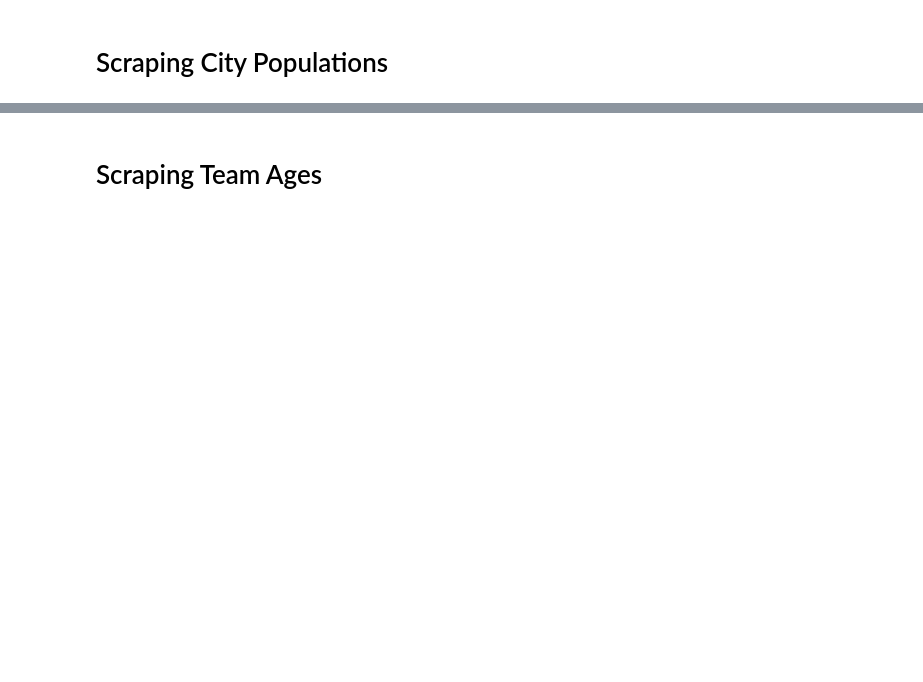
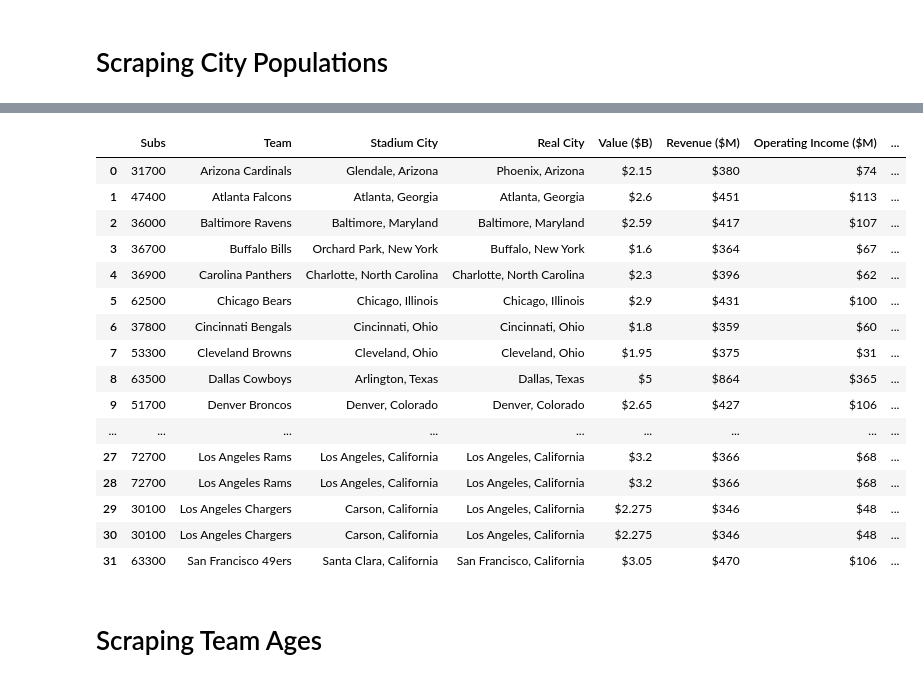
Before and after one commit to cvergara93/ETL-Project, a Jupyter notebook: ETL Project - NFL Stats.ipynb, the cells around one changed output, grey strips where cells are left out. Saved outputs shown, nothing was run; the diff lists cells and outputs as text; code cells hidden in the pictures; blank space fills up the shorter version.

```diff
--- a/ETL Project - NFL Stats.ipynb
+++ b/ETL Project - NFL Stats.ipynb
@@ -6,12 +6,12 @@ import pandas as pd
 import requests
 # %%
 # WINDOWS/PC - Import splinter and set the cromedriver path
-# executable_path = {'executable_path': 'chromedriver.exe'}
-# browser = Browser('chrome', **executable_path, headless=False)
+executable_path = {'executable_path': 'chromedriver.exe'}
+browser = Browser('chrome', **executable_path, headless=False)
 
 # MAC - Import splinter and set the cromedriver path
-executable_path = {'executable_path': '/usr/local/bin/chromedriver'}
-browser = Browser('chrome', **executable_path, headless=False)
+#executable_path = {'executable_path': '/usr/local/bin/chromedriver'}
+#browser = Browser('chrome', **executable_path, headless=False)
 # %% [markdown]
 # Scraping Subreddits for Subscriber Count
 # %%
@@ -87,9 +195,27 @@ for city in cities_urls:
     populations.append(pop_dictionary)
 # %%
 pop_df = pd.DataFrame(populations)
-values_pop_df = pd.merge(values_combined, pop_df, on="City URL")
+final_df = pd.merge(values_combined, pop_df, on="City URL")
 values_pop_df = final_df.drop(["City URL"], axis=1)
 values_pop_df.head(32)
+# %% [output]
+|  | Subs | Team | Stadium City | Real City | Value ($B) | Revenue ($M) | Operating Income ($M) | ... |
+| 0 | 31700 | Arizona Cardinals | Glendale, Arizona | Phoenix, Arizona | $2.15 | $380 | $74 | ... |
+| 1 | 47400 | Atlanta Falcons | Atlanta, Georgia | Atlanta, Georgia | $2.6 | $451 | $113 | ... |
+| 2 | 36000 | Baltimore Ravens | Baltimore, Maryland | Baltimore, Maryland | $2.59 | $417 | $107 | ... |
+| 3 | 36700 | Buffalo Bills | Orchard Park, New York | Buffalo, New York | $1.6 | $364 | $67 | ... |
+| 4 | 36900 | Carolina Panthers | Charlotte, North Carolina | Charlotte, North Carolina | $2.3 | $396 | $62 | ... |
+| 5 | 62500 | Chicago Bears | Chicago, Illinois | Chicago, Illinois | $2.9 | $431 | $100 | ... |
+| 6 | 37800 | Cincinnati Bengals | Cincinnati, Ohio | Cincinnati, Ohio | $1.8 | $359 | $60 | ... |
+| 7 | 53300 | Cleveland Browns | Cleveland, Ohio | Cleveland, Ohio | $1.95 | $375 | $31 | ... |
+| 8 | 63500 | Dallas Cowboys | Arlington, Texas | Dallas, Texas | $5 | $864 | $365 | ... |
+| 9 | 51700 | Denver Broncos | Denver, Colorado | Denver, Colorado | $2.65 | $427 | $106 | ... |
+| ... | ... | ... | ... | ... | ... | ... | ... | ... |
+| 27 | 72700 | Los Angeles Rams | Los Angeles, California | Los Angeles, California | $3.2 | $366 | $68 | ... |
+| 28 | 72700 | Los Angeles Rams | Los Angeles, California | Los Angeles, California | $3.2 | $366 | $68 | ... |
+| 29 | 30100 | Los Angeles Chargers | Carson, California | Los Angeles, California | $2.275 | $346 | $48 | ... |
+| 30 | 30100 | Los Angeles Chargers | Carson, California | Los Angeles, California | $2.275 | $346 | $48 | ... |
+| 31 | 63300 | San Francisco 49ers | Santa Clara, California | San Francisco, California | $3.05 | $470 | $106 | ... |
 # %%
 values_pop_df.to_csv("TeamsSubsValuesPops.csv", index=False, header=True)
 # %% [markdown]
```
Also changed, not shown: parts of 9 cells of this notebook.
